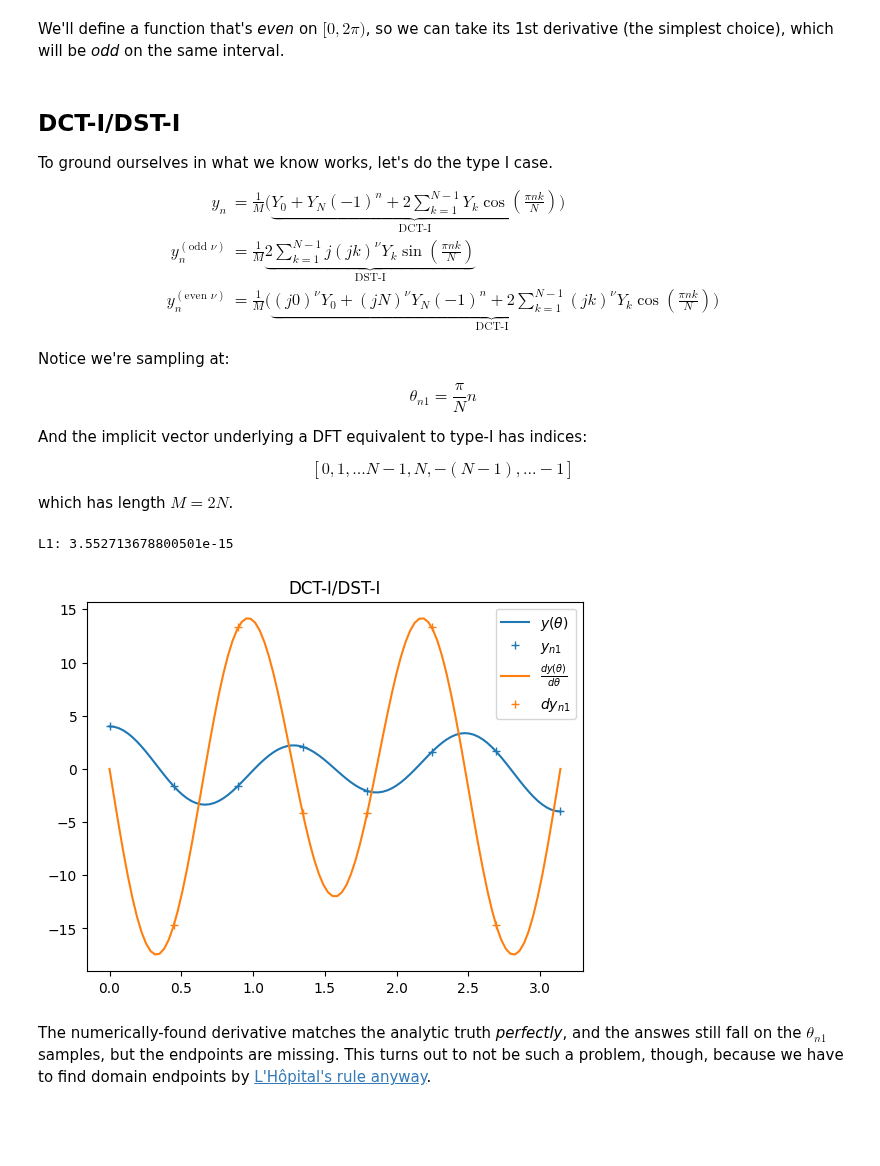
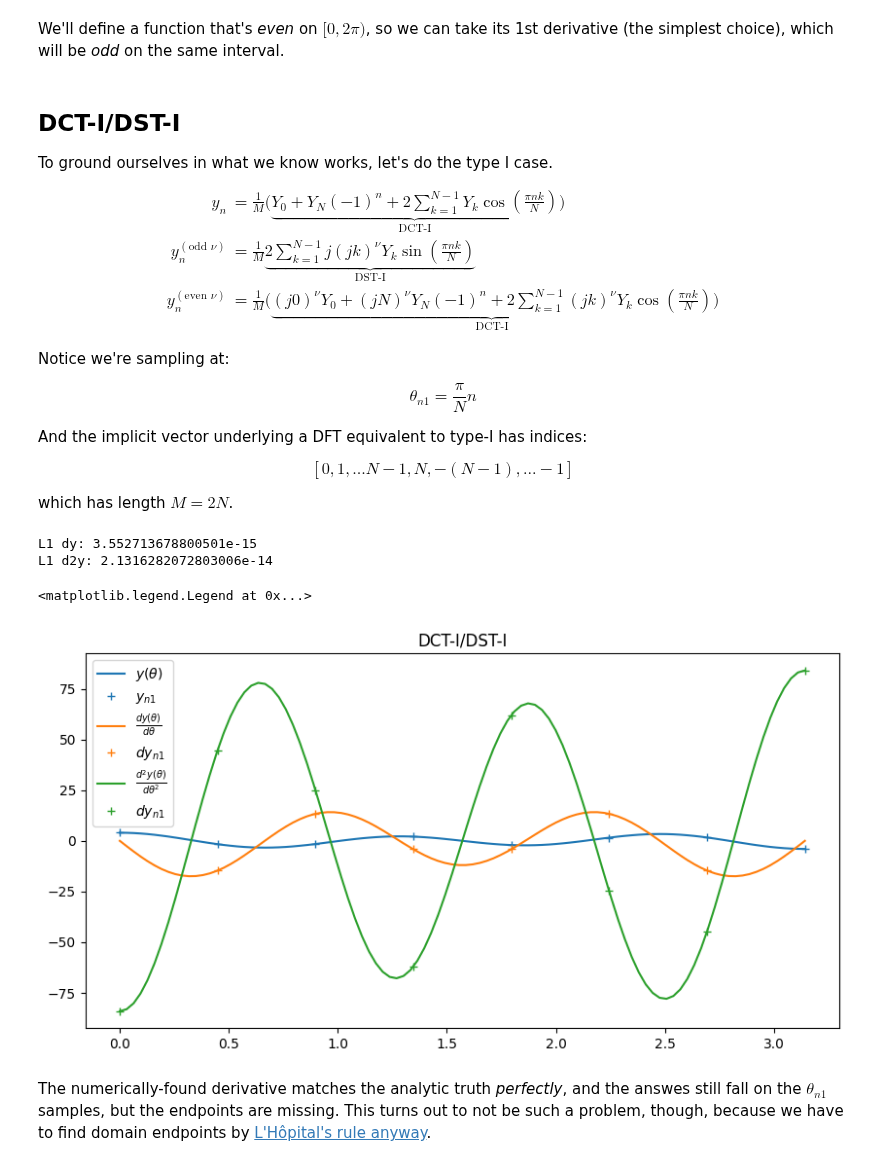
Before and after one commit to pavelkomarov/spectral-derivatives, a Jupyter notebook: notebooks/dct_types_extension_experiments.ipynb, the cells around one changed output. Drawn from its saved outputs; the diff is of its cells as text; code cells hidden in the pictures; blank space fills up the shorter version.

```diff
--- a/notebooks/dct_types_extension_experiments.ipynb
+++ b/notebooks/dct_types_extension_experiments.ipynb
@@ -27,11 +27,11 @@ d2y = lambda th: -9*np.cos(3*th) - 75*np.cos(5*th)
 To ground ourselves in what we know works, let's do the type I case.
 
 $$
-\begin{align}
+\begin{align*}
 y_n &= \frac{1}{M} \Big( \underbrace{Y_0 + Y_N (-1)^n + 2 \sum_{k=1}^{N-1} Y_k \cos(\frac{\pi nk}{N})}_{\text{DCT-I}} \Big) \\
 y_n^{(\text{odd } \nu)} &= \frac{1}{M} \underbrace{2 \sum_{k=1}^{N-1} j (jk)^\nu Y_k \sin(\frac{\pi nk}{N})}_{\text{DST-I}} \\
 y_n^{(\text{even } \nu)} &= \frac{1}{M} \Big( \underbrace{(j0)^\nu Y_0 + (jN)^\nu Y_N (-1)^n + 2 \sum_{k=1}^{N-1} (jk)^\nu Y_k \cos(\frac{\pi nk}{N})}_{\text{DCT-I}} \Big)
-\end{align}
+\end{align*}
 $$
 
 Notice we're sampling at:
@@ -46,26 +46,33 @@ which has length $M = 2N$.
 # %%
 M = 2*N
 k = np.arange(N+1); k[-1] = 0 # We zero out the Nyquist term, M/2 = N, corresponding to Y_N
 
 th_n1 = np.linspace(0, np.pi, N+1, endpoint=True) # INCLUDE the endpoint, because [0, ... N]
 
 y_n1 = y(th_n1)
 Y_k = dct(y_n1, 1)
 Y_p = -k * Y_k # j * (jk) * Y_k
 dy_n1 = dst(Y_p[1:-1], 1)/M # The DST-I definition takes only the central (nonzero) part of Y_p
+Y_p = -k**2 * Y_k # (jk)**2 * Y_k
+d2y_n1 = dct(Y_p, 1)/M # DCT-III
 
-print("L1:", np.max(np.abs(dy_n1 - dy(th_n1)[1:-1]))) # compare against analytic answer
+print("L1 dy:", np.max(np.abs(dy_n1 - dy(th_n1)[1:-1]))) # compare against analytic answers
+print("L1 d2y:", np.max(np.abs(d2y_n1 - d2y(th_n1))))
 
+pyplot.figure(figsize=(10,5))
 pyplot.plot(th, y(th), label=r"$y(\theta)$")
 pyplot.plot(th_n1, y_n1, 'C0+', label=r"$y_{n1}$")
 pyplot.plot(th, dy(th), label=r"$\frac{dy(\theta)}{d\theta}$")
 pyplot.plot(th_n1[1:-1], dy_n1, 'C1+', label=r"$dy_{n1}$")
+pyplot.plot(th, d2y(th), label=r"$\frac{d^2y(\theta)}{d\theta^2}$")
+pyplot.plot(th_n1, d2y_n1, 'C2+', label=r"$dy_{n1}$")
 pyplot.title("DCT-I/DST-I")
 pyplot.legend()
-pyplot.show()
 # %% [output]
-L1: 3.552713678800501e-15
+L1 dy: 3.552713678800501e-15
+L1 d2y: 2.1316282072803006e-14
+<matplotlib.legend.Legend at 0x...>
-[figure, old version]
+[figure, new version]
 # %% [markdown]
 The numerically-found derivative matches the analytic truth *perfectly*, and the answes still fall on the $\theta_{n1}$ samples, but the endpoints are missing. This turns out to not be such a problem, though, because we have to find domain endpoints by [L'Hôpital's rule anyway](https://github.com/pavelkomarov/spectral-derivatives/blob/main/notebooks/chebyshev_domain_endpoints.ipynb).
 # %% [markdown]
```
Also changed, not shown: parts of 17 cells of this notebook.
